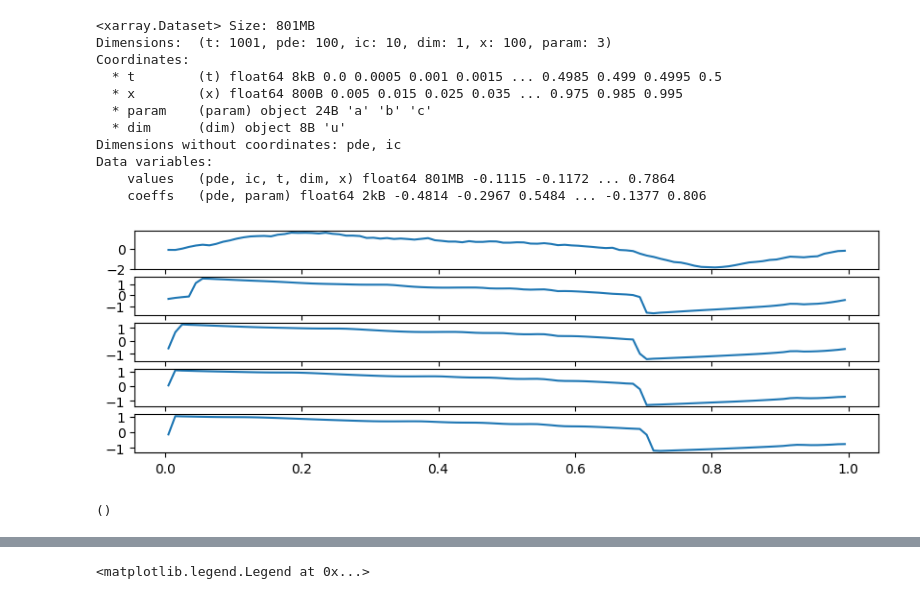
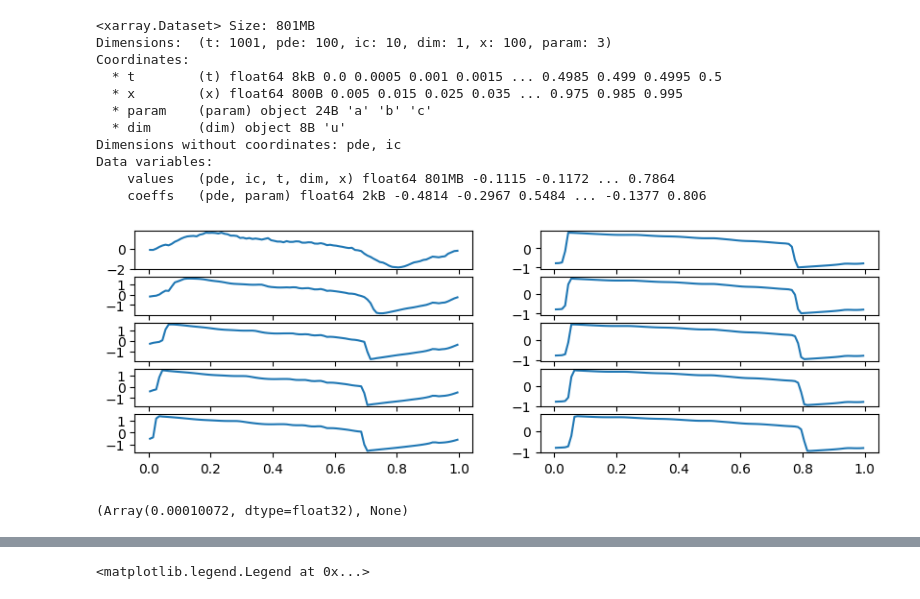
Before and after one commit to xx257xx/CONTEXT_FLUX_NO, a Jupyter notebook: iconfluxno_jax.ipynb, the cells around one changed output, grey strips where cells are left out. Cells and saved outputs as stored; diff of their text form; code cells hidden in the pictures.

```diff
--- a/iconfluxno_jax.ipynb
+++ b/iconfluxno_jax.ipynb
@@ -501,13 +501,16 @@ Data variables:
     values   (pde, ic, t, dim, x) float64 801MB -0.1115 -0.1172 ... 0.7864
     coeffs   (pde, param) float64 2kB -0.4814 -0.2967 0.5484 ... -0.1377 0.806
 # %%
-dataset = PDEDataset.from_xarray(dataset_xr)
+dataset_train, dataset_test = (
+    PDEDataset.from_xarray(dataset_xr).downsample(10).split_by_time(80)
+)
 
-fig, axes = plt.subplots(5, 1, figsize=(10, 3))
-for i, ax in enumerate(axes):
-    ax.plot(dataset.x, dataset.u[0, 0, i * 100, 0])
+fig, axes = plt.subplots(5, 2, figsize=(10, 3))
+for i in range(axes.shape[0]):
+    axes[i, 0].plot(dataset_train.x, dataset_train.u[0, 0, i * 4, 0])
+    axes[i, 1].plot(dataset_test.x, dataset_test.u[0, 0, i * 4, 0])
 # %% [output]
-[figure, old version]
+[figure, new version]
 # %%
 class ContextSegmentLoader(eqx.Module):
     """A class that loads fixed length contexts and data trajectories from given
@@ -565,4 +562,0 @@ batch, _ = loader.load_batch(loader.init())
-# %%
-batch[3].shape
-# %% [output]
-()
@@ -578,0 +622,4 @@ model = ViTContextHyperFluxFNO(
+# %%
+loss_fn(model, batch)
+# %% [output]
+(Array(0.00010072, dtype=float32), None)
```
Also changed, not shown: parts of 15 cells of this notebook, 3 other files.
